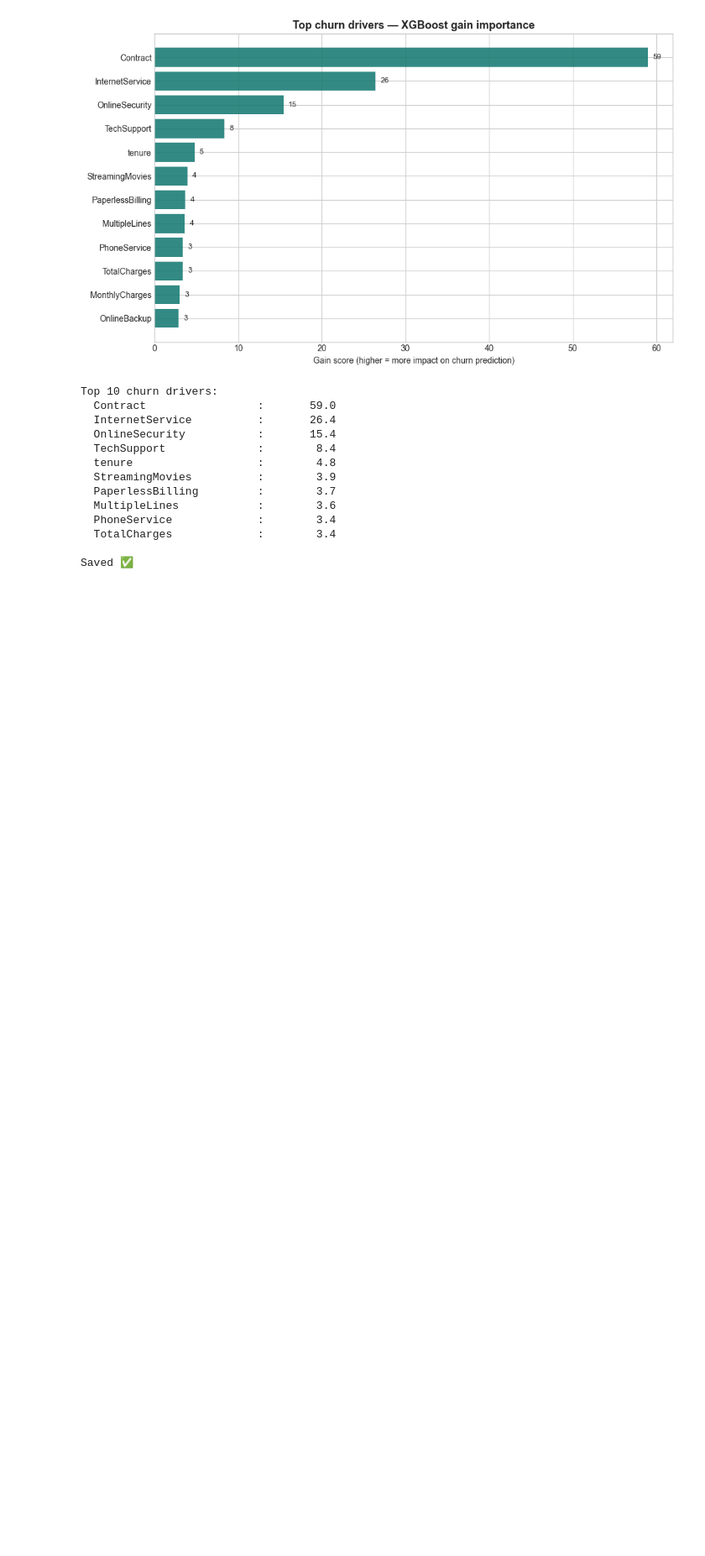
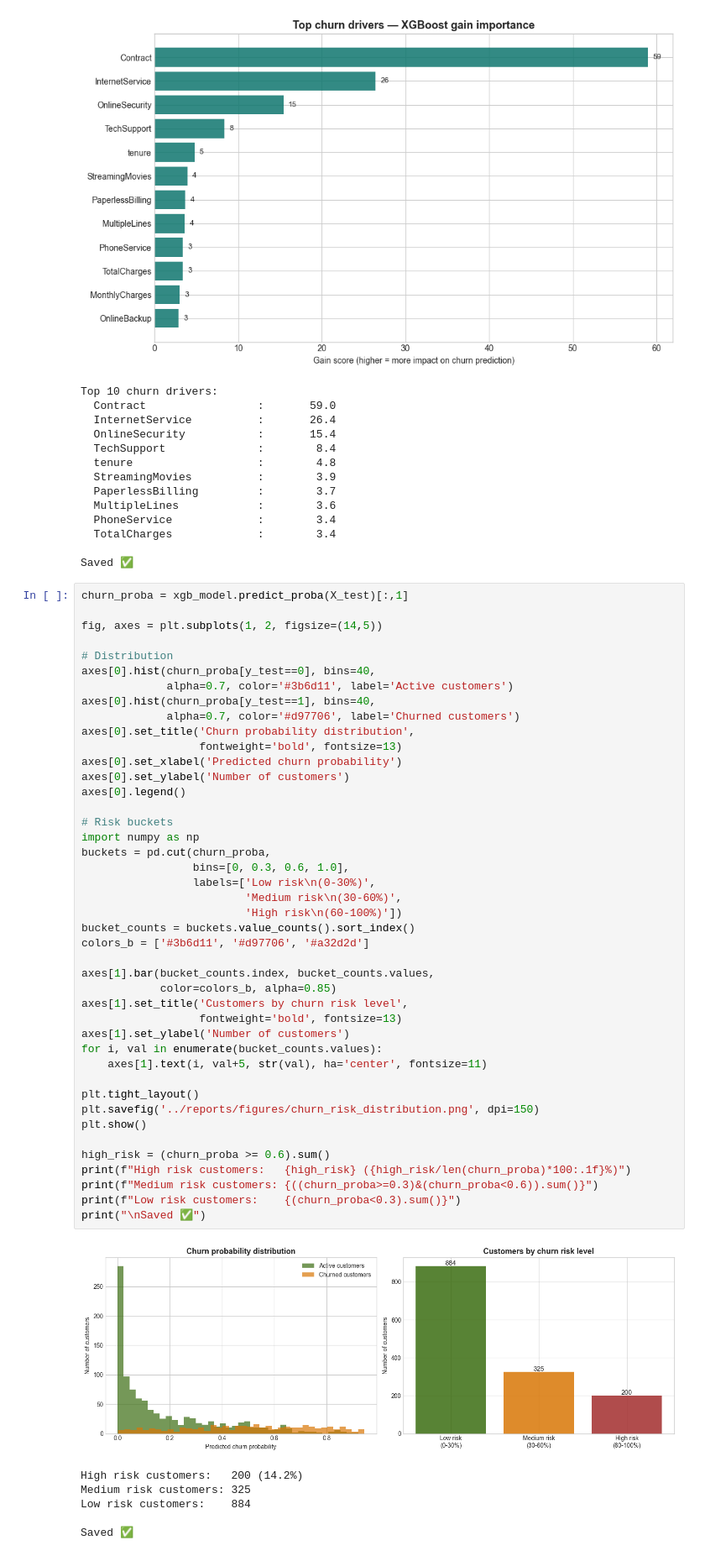
Before and after one commit to Ananthika-G/customer-segmentation, a Jupyter notebook: notebooks/04_Churn_Prediction.ipynb, the cells around one changed output. Shown at 84% size. Saved outputs shown, nothing was run; the diff lists cells and outputs as text; blank space fills up the shorter version.

```diff
--- a/notebooks/04_Churn_Prediction.ipynb
+++ b/notebooks/04_Churn_Prediction.ipynb
@@ -585,3 +585,53 @@ Top 10 churn drivers:
   TotalCharges             :        3.4
 
 Saved ✅
+# %%
+churn_proba = xgb_model.predict_proba(X_test)[:,1]
+
+fig, axes = plt.subplots(1, 2, figsize=(14,5))
+
+# Distribution
+axes[0].hist(churn_proba[y_test==0], bins=40,
+             alpha=0.7, color='#3b6d11', label='Active customers')
+axes[0].hist(churn_proba[y_test==1], bins=40,
+             alpha=0.7, color='#d97706', label='Churned customers')
+axes[0].set_title('Churn probability distribution',
+                  fontweight='bold', fontsize=13)
+axes[0].set_xlabel('Predicted churn probability')
+axes[0].set_ylabel('Number of customers')
+axes[0].legend()
+
+# Risk buckets
+import numpy as np
+buckets = pd.cut(churn_proba,
+                 bins=[0, 0.3, 0.6, 1.0],
+                 labels=['Low risk\n(0-30%)',
+                         'Medium risk\n(30-60%)',
+                         'High risk\n(60-100%)'])
+bucket_counts = buckets.value_counts().sort_index()
+colors_b = ['#3b6d11', '#d97706', '#a32d2d']
+
+axes[1].bar(bucket_counts.index, bucket_counts.values,
+            color=colors_b, alpha=0.85)
+axes[1].set_title('Customers by churn risk level',
+                  fontweight='bold', fontsize=13)
+axes[1].set_ylabel('Number of customers')
+for i, val in enumerate(bucket_counts.values):
+    axes[1].text(i, val+5, str(val), ha='center', fontsize=11)
+
+plt.tight_layout()
+plt.savefig('../reports/figures/churn_risk_distribution.png', dpi=150)
+plt.show()
+
+high_risk = (churn_proba >= 0.6).sum()
+print(f"High risk customers:   {high_risk} ({high_risk/len(churn_proba)*100:.1f}%)")
+print(f"Medium risk customers: {((churn_proba>=0.3)&(churn_proba<0.6)).sum()}")
+print(f"Low risk customers:    {(churn_proba<0.3).sum()}")
+print("\nSaved ✅")
+# %% [output]
+[figure, added]
+High risk customers:   200 (14.2%)
+Medium risk customers: 325
+Low risk customers:    884
+
+Saved ✅
```
Also changed, not shown: parts of 2 cells of this notebook, 4 other files.
